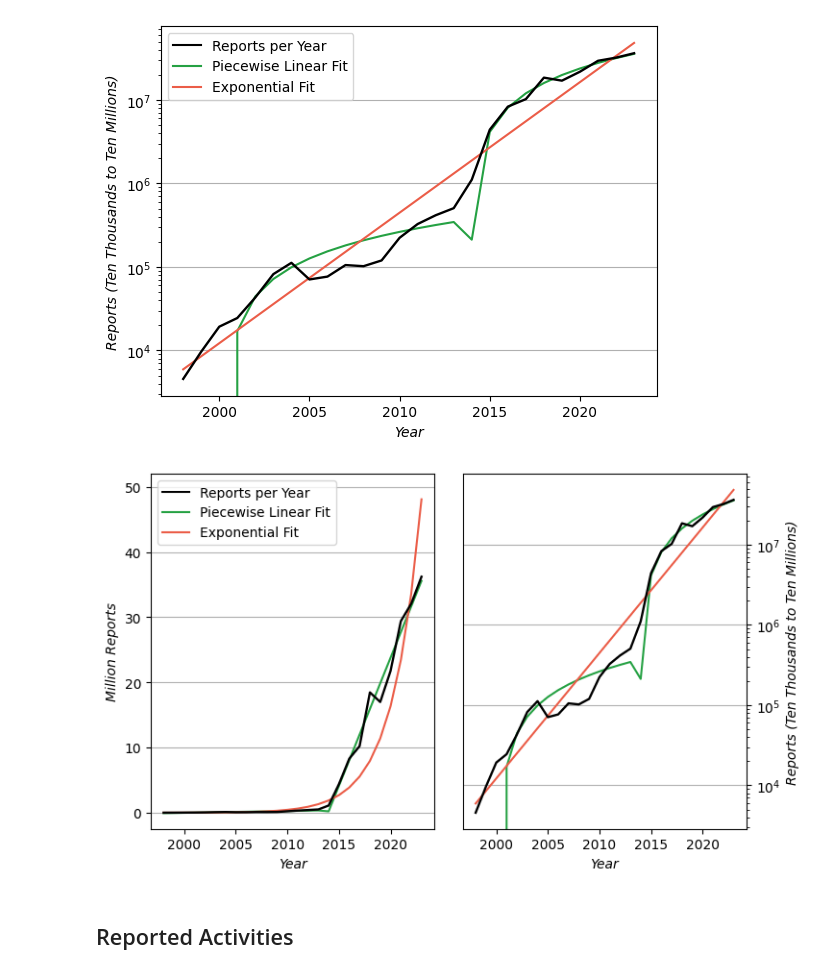
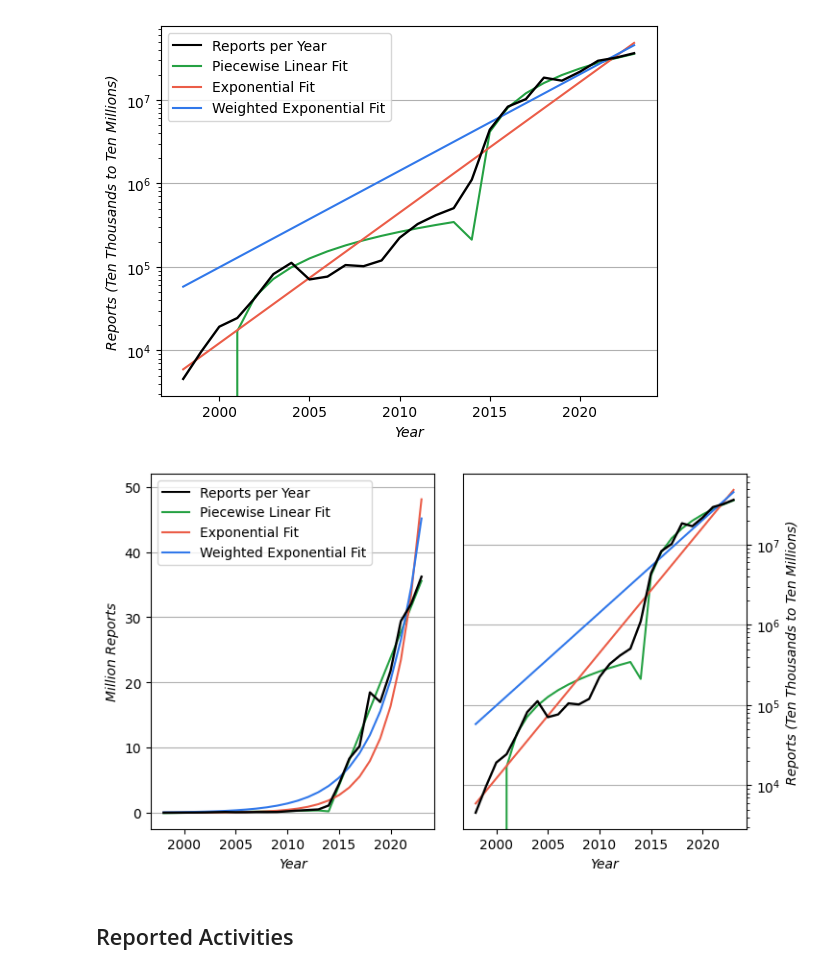
Before and after one commit to apparebit/diaphanous, a Jupyter notebook: analysis/reports.ipynb, the cells around one changed output. Cells and saved outputs as stored; diff of their text form; code cells hidden in the pictures.

Commit message:
add weighted exponential fit, perform error analysis, present two levels of summaries for relationship data

```diff
--- a/analysis/reports.ipynb
+++ b/analysis/reports.ipynb
@@ -47,18 +47,42 @@ part = reports_per_year.loc[reports_per_year.index >= 2014]['reports']
 fit = np.polyfit(part.index, part, 1)
 reports_per_year.loc[reports_per_year.index >= 2014, 'fit'] = np.poly1d(fit)(part.index)
 
-log_reports = np.log(reports_per_year['reports'])
+reports = reports_per_year['reports']
+log_reports = np.log(reports)
 fit = np.polyfit(log_reports.index, log_reports, 1)
 reports_per_year['exp_fit'] = [math.exp(fit[1] + fit[0] * x) for x in log_reports.index]
+
+fit = np.polyfit(log_reports.index, log_reports, 1, w=np.sqrt(reports))
+reports_per_year['exp_fitter'] = [math.exp(fit[1] + fit[0] * x) for x in log_reports.index]
+
+mean_square_error = pd.Series({
+    'fit': (reports_per_year['reports'] - reports_per_year['fit']).pow(2).mean(),
+    'exp_fit': (reports_per_year['reports'] - reports_per_year['exp_fit']).pow(2).mean(),
+    'exp_fitter': (reports_per_year['reports'] - reports_per_year['exp_fitter']).pow(2).mean(),
+}).sort_values(ascending=True)
+mean_square_error.name = 'mean_square_error'
+mean_square_error = mean_square_error.to_frame()
+mean_square_error['factor'] = mean_square_error['mean_square_error'] / mean_square_error.loc['fit', 'mean_square_error']
+
+reports_and_fit = reports_per_year[['reports', 'fit']].rename(columns={
+    'reports': 'Reports per Year',
+    'fit': 'Piecewise Linear Fit',
+})
 
 reports_per_year = reports_per_year.rename(columns={
     'reports': 'Reports per Year',
     'fit': 'Piecewise Linear Fit',
     'exp_fit': 'Exponential Fit',
+    'exp_fitter': 'Weighted Exponential Fit',
 })
 
-def plot(ax, scale = 'linear'):
-    reports_per_year.plot.line(ax=ax, color=["#000000", '#25a143', '#eb5d48'])
+def plot(ax, reports, scale = 'linear'):
+    is_two_line = len(reports.columns) == 2
+
+    if is_two_line:
+        reports.plot.line(ax=ax, color=['#000', '#ff00e4'])
+    else:
+        reports.plot.line(ax=ax, color=["#000000", '#25a143', '#eb5d48', '#3178ea'])
     ax.set_xlabel('Year', fontstyle='italic')
     if scale == 'linear':
         ax.set_ylabel('Million Reports', fontstyle='italic')
@@ -68,7 +92,7 @@ def plot(ax, scale = 'linear'):
         ax.set_ylabel('Reports (Ten Thousands to Ten Millions)', fontstyle='italic')
     ax.grid(axis="y")
     if scale == 'linear':
-        ax.set_ylim(top=52_000_000)
+        ax.set_ylim(top=40_000_000 if is_two_line else 52_000_000)
     else:
         ax.set_yscale('log')
 
@@ -78,8 +102,10 @@ def plot(ax, scale = 'linear'):
     line.set_zorder(4)
 
 fig, ax = plt.subplots()
-plot(ax)
+plot(ax, reports_per_year)
 fig.savefig('../figure/reports.svg', format='svg')
+
+show(mean_square_error)
 # %% [output]
 Overview of CyberTipline Reports
 Per 18 US Code §2258A, a number of activities related to the sexual exploitation of children must be reported to the National Center for Missing and Exploited Children or NCMEC. The following overview ...
@@ -89,8 +125,8 @@ NCMEC started its CyberTipline in 1998. Since then, the number of reports has in
 # %%
 fig, ax = plt.subplots()
-plot(ax, "log")
+plot(ax, reports_per_year, "log")
 # %% [output]
-[figure, old version]
+[figure, new version]
 # %%
 fig, (ax1, ax2) = plt.subplots(
     nrows=1, ncols=2,
@@ -98,14 +134,14 @@ fig, (ax1, ax2) = plt.subplots(
     gridspec_kw=dict(wspace=0.1),
 )
 
-plot(ax1)
-plot(ax2, 'log')
+plot(ax1, reports_per_year)
+plot(ax2, reports_per_year, 'log')
 
 ax2.yaxis.set_label_position("right")
 ax2.yaxis.tick_right()
 ax2.get_legend().remove()
 # %% [output]
-[figure, old version]
+[figure, new version]
 # %%
 contents = pd.read_csv('../data/ocse-report-contents.csv', thousands=',')
 
```
Also changed, not shown: parts of 5 cells of this notebook.
